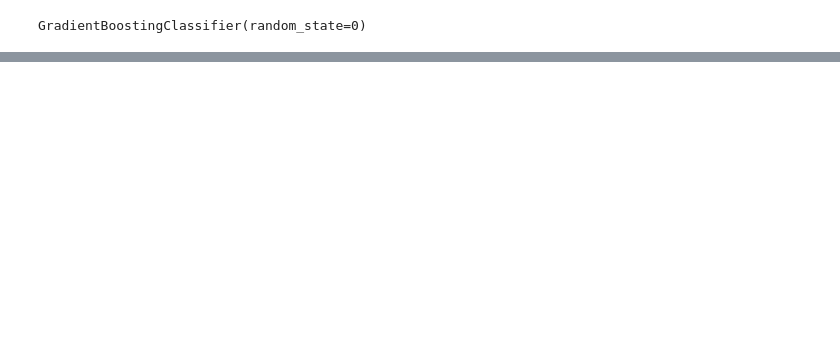
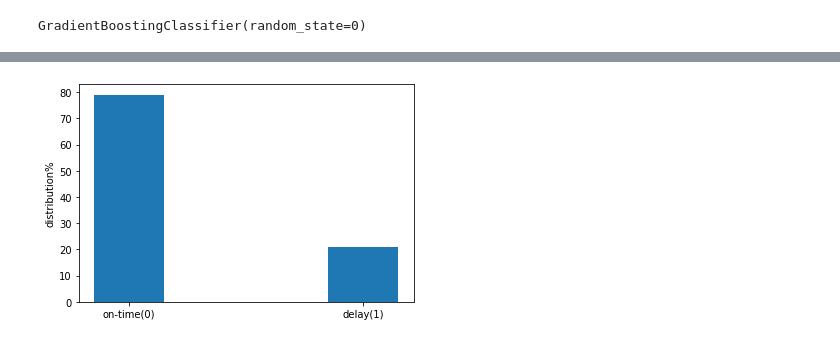
Before and after one commit to abhishekkumar2808/Aircraft_Delay_Prediction, a Jupyter notebook: classification.ipynb, the cells around one changed output, grey strips where cells are left out. Drawn from its saved outputs; the diff is of its cells as text; code cells hidden in the pictures; blank space fills up the shorter version.

```diff
--- a/classification.ipynb
+++ b/classification.ipynb
@@ -353,3 +338,12 @@ test_feature
 test_feature=test_feature.drop(["pred"],axis=1)
 # %%
 test_feature.to_csv("pipeline_data.csv")
+# %%
+y= [79,21]
+x=['on-time(0)','delay(1)']
+plt.bar(x,y,width=0.3)
+
+plt.ylabel("distribution%")
+plt.savefig("classplot.png")
+# %% [output]
+[figure, added]
```
Also changed, not shown: parts of 28 cells of this notebook, 1 other file.
